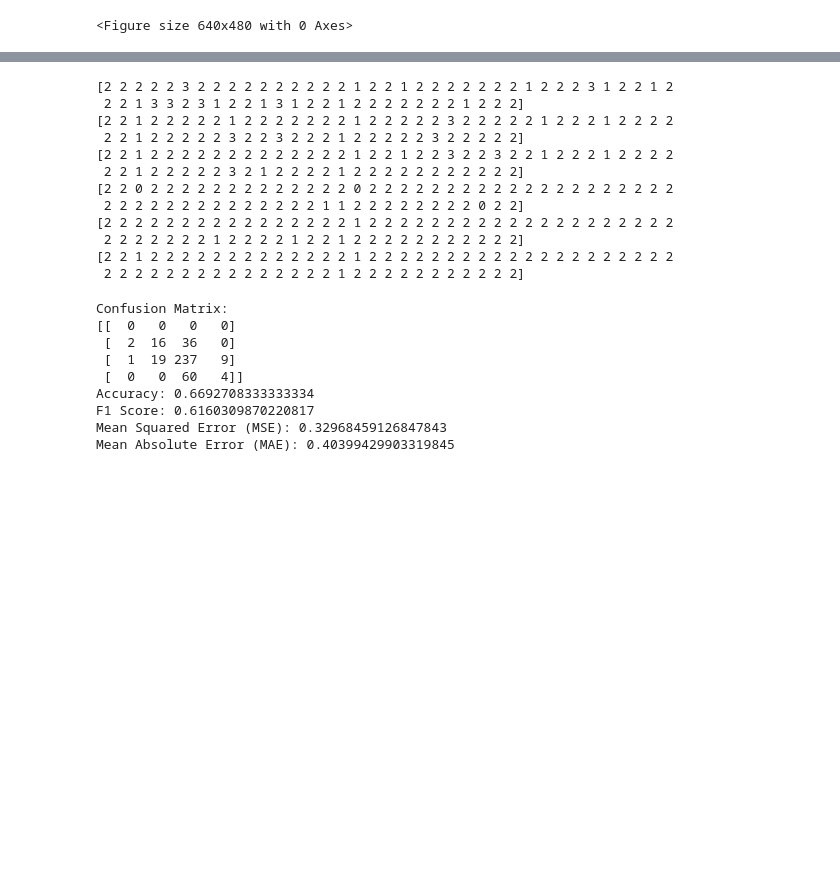
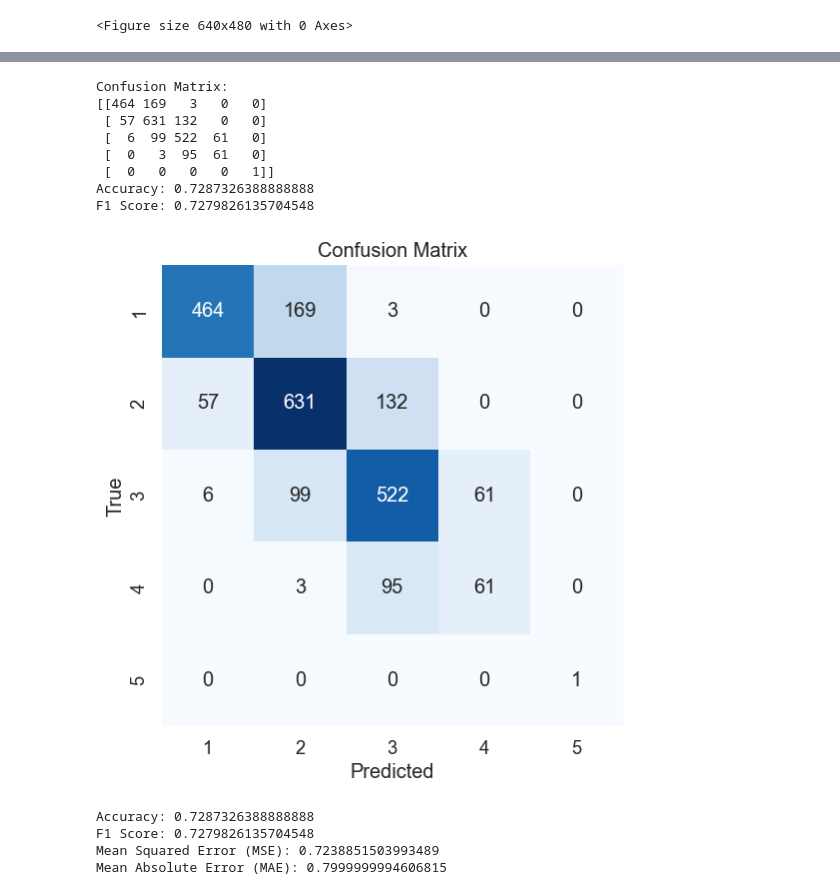
Before and after one commit to EKarasevnl/DC3-Group-13, a Jupyter notebook: predictions_modified.ipynb, the cells around one changed output, grey strips where cells are left out. Cells and saved outputs as stored; diff of their text form; code cells hidden in the pictures; blank space fills up the shorter version.

```diff
--- a/predictions_modified.ipynb
+++ b/predictions_modified.ipynb
@@ -799,16 +786,0 @@ optimizer = optim.Adam(model.parameters(), lr=0.001)
-# %%
-num_epochs = 100
-
-for epoch in range(num_epochs):
-    model.train()
-    for batch in train_loader:
-        inputs, labels = batch
-        optimizer.zero_grad()
-        outputs = model(inputs)
-        labels = labels.squeeze()
-        loss = criterion(outputs, labels)
-        loss.backward()
-        optimizer.step()
-
-    # Print training loss for each epoch
-    print(f'Epoch [{epoch+1}/{num_epochs}] Loss: {loss.item():.4f}')
@@ -840,22 +866,13 @@ with torch.no_grad():
         probabilities = torch.softmax(outputs, dim=1)
         predicted_classes = torch.argmax(probabilities, dim=1)
         # Print predicted classes (1 to 5)
-        print(predicted_classes.numpy())
+        # print(predicted_classes.numpy())
-# %% [output]
-[2 2 2 2 2 3 2 2 2 2 2 2 2 2 2 2 1 2 2 1 2 2 2 2 2 2 2 1 2 2 2 3 1 2 2 1 2
- 2 2 1 3 3 2 3 1 2 2 1 3 1 2 2 1 2 2 2 2 2 2 2 1 2 2 2]
-[2 2 1 2 2 2 2 2 1 2 2 2 2 2 2 2 1 2 2 2 2 2 3 2 2 2 2 2 1 2 2 2 1 2 2 2 2
- 2 2 1 2 2 2 2 2 3 2 2 3 2 2 2 1 2 2 2 2 2 3 2 2 2 2 2]
-[2 2 1 2 2 2 2 2 2 2 2 2 2 2 2 2 1 2 2 1 2 2 3 2 2 3 2 2 1 2 2 2 1 2 2 2 2
- 2 2 1 2 2 2 2 2 3 2 1 2 2 2 2 1 2 2 2 2 2 2 2 2 2 2 2]
-[2 2 0 2 2 2 2 2 2 2 2 2 2 2 2 2 0 2 2 2 2 2 2 2 2 2 2 2 2 2 2 2 2 2 2 2 2
- 2 2 2 2 2 2 2 2 2 2 2 2 2 2 1 1 2 2 2 2 2 2 2 2 0 2 2]
-[2 2 2 2 2 2 2 2 2 2 2 2 2 2 2 2 1 2 2 2 2 2 2 2 2 2 2 2 2 2 2 2 2 2 2 2 2
- 2 2 2 2 2 2 2 1 2 2 2 2 1 2 2 1 2 2 2 2 2 2 2 2 2 2 2]
-[2 2 1 2 2 2 2 2 2 2 2 2 2 2 2 2 1 2 2 2 2 2 2 2 2 2 2 2 2 2 2 2 2 2 2 2 2
- 2 2 2 2 2 2 2 2 2 2 2 2 2 2 2 1 2 2 2 2 2 2 2 2 2 2 2]
 # %%
+import numpy as np
+import matplotlib.pyplot as plt
+import seaborn as sns
 from sklearn.metrics import confusion_matrix, accuracy_score, f1_score
+from torch.utils.data import DataLoader, TensorDataset, ConcatDataset
 
 # Set the model to evaluation mode
 model.eval()
@@ -865,8 +882,15 @@ true_labels = []
 predicted_labels = []
 predicted_probabilities = []  # Added for MSE and MAE
 
+combined_dataset = ConcatDataset([
+    TensorDataset(X_train_model, y_train_model),
+    TensorDataset(X_test_model, y_test_model)
+])
+
+combined_loader = DataLoader(combined_dataset, batch_size=64, shuffle=False)
+
 with torch.no_grad():
-    for batch in test_loader:
+    for batch in combined_loader:
         inputs, labels = batch
         outputs = model(inputs)
         # Apply softmax and get predicted classes using argmax
@@ -877,38 +901,57 @@ with torch.no_grad():
         predicted_probabilities.extend(probabilities.numpy())  # Added for MSE and MAE
 
 # Calculate confusion matrix
 confusion = confusion_matrix(true_labels, predicted_labels)
 
 # Calculate accuracy
 accuracy = accuracy_score(true_labels, predicted_labels)
 
 # Calculate F1 score
 f1 = f1_score(true_labels, predicted_labels, average='weighted')
 
 print("Confusion Matrix:")
 print(confusion)
 print("Accuracy:", accuracy)
 print("F1 Score:", f1)
 # Calculate MSE and MAE
 # Calculate MSE and MAE
 
+# Create a confusion matrix heatmap
+plt.figure(figsize=(8, 6))
+sns.set(font_scale=1.2)  # Adjust font size if needed
+sns.heatmap(confusion, annot=True, fmt='d', cmap='Blues', cbar=False, square=True,
+            xticklabels=[str(i+1) for i in range(num_classes)],
+            yticklabels=[str(i+1) for i in range(num_classes)])
+plt.xlabel('Predicted IPC scores')
+plt.ylabel('True IPC scores')
+plt.title('Confusion Matrix')
+plt.show()
+
+print("Accuracy:", accuracy)
+print("F1 Score:", f1)
+# ... (remaining code for MSE and MAE)
+
 # Convert true_labels to one-hot encoded format
 num_classes = 5  # Assuming you have 5 classes
 true_labels_onehot = np.zeros((len(true_labels), num_classes))
 true_labels_onehot[np.arange(len(true_labels)), true_labels] = 1
 
 mse = np.mean(np.square(np.array(predicted_probabilities) - true_labels_onehot))
 mae = np.mean(np.abs(np.array(predicted_probabilities) - true_labels_onehot))
 
 print("Mean Squared Error (MSE):", mse)
 print("Mean Absolute Error (MAE):", mae)
 # %% [output]
 Confusion Matrix:
-[[  0   0   0   0]
- [  2  16  36   0]
- [  1  19 237   9]
- [  0   0  60   4]]
-Accuracy: 0.6692708333333334
-F1 Score: 0.6160309870220817
-Mean Squared Error (MSE): 0.32968459126847843
-Mean Absolute Error (MAE): 0.40399429903319845
+[[464 169   3   0   0]
+ [ 57 631 132   0   0]
+ [  6  99 522  61   0]
+ [  0   3  95  61   0]
+ [  0   0   0   0   1]]
+Accuracy: 0.7287326388888888
+F1 Score: 0.7279826135704548
+[figure, added]
+Accuracy: 0.7287326388888888
+F1 Score: 0.7279826135704548
+Mean Squared Error (MSE): 0.7238851503993489
+Mean Absolute Error (MAE): 0.7999999994606815
```
Also changed, not shown: parts of 11 cells of this notebook, 5 other files.
